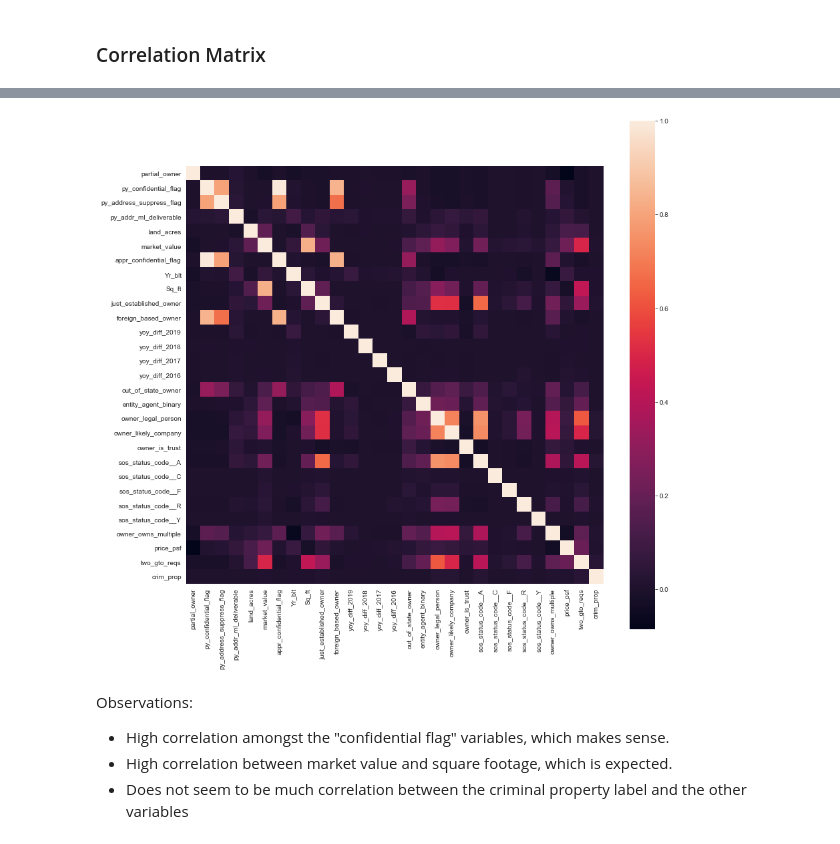
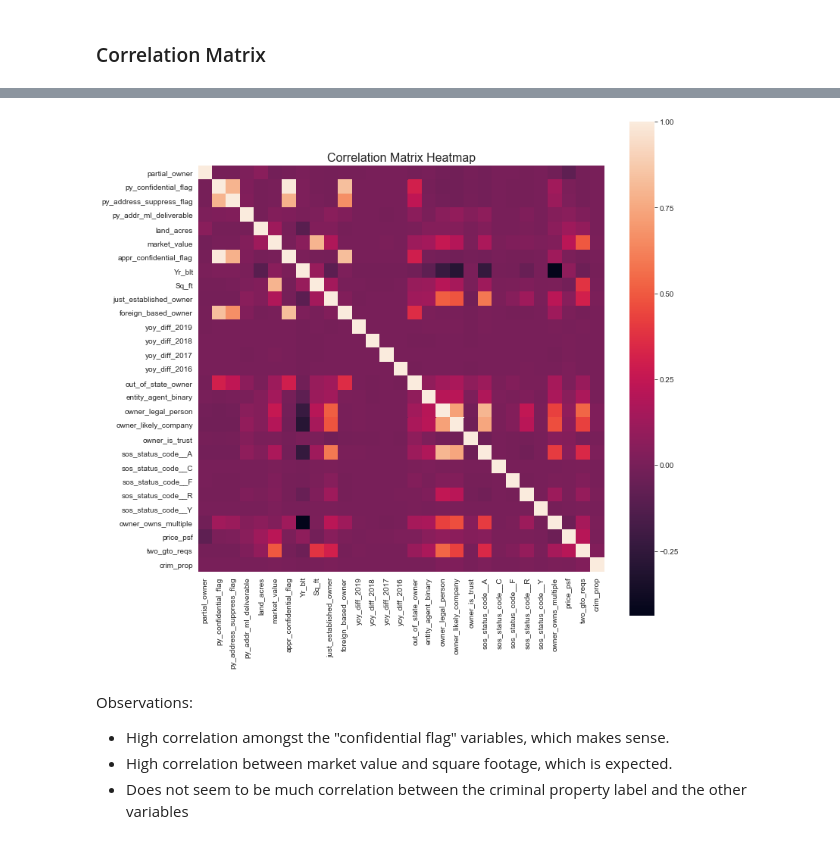
Before and after one commit to mpky/property_project, a Jupyter notebook: notebooks/Bexar_EDA.ipynb, the cells around one changed output, grey strips where cells are left out. Cells and saved outputs as stored; diff of their text form; code cells hidden in the pictures.

Commit message:
Functionalize plotting; remove tables

```diff
--- a/notebooks/Bexar_EDA.ipynb
+++ b/notebooks/Bexar_EDA.ipynb
@@ -333,5 +269,5 @@ It may be worth filtering out the top .1% of price_psf:
 # %%
 # Does this affect the distributions
-trim_prop_df = prop_df[prop_df.price_psf<prop_df.price_psf.quantile(.999)]
-trim_prop_df.shape
+trim_prop_df = prop_df[(prop_df.price_psf<prop_df.price_psf.quantile(.999)) | (prop_df.price_psf.isna())]
+print(len(trim_prop_df))
 # %% [output]
@@ -684,9 +500,10 @@ sub_df.corr()
 # %%
-plt.figure(figsize=(14,14))
+plt.figure(figsize=(12,12))
+plt.title('Correlation Matrix Heatmap',fontsize=16)
 sns.heatmap(sub_df.corr(),vmax=1,square=True)
 plt.show()
 # %% [output]
-[figure, old version]
+[figure, new version]
 # %% [markdown]
 Observations:
 - High correlation amongst the "confidential flag" variables, which makes sense.
```
Also changed, not shown: parts of 46 cells of this notebook.
